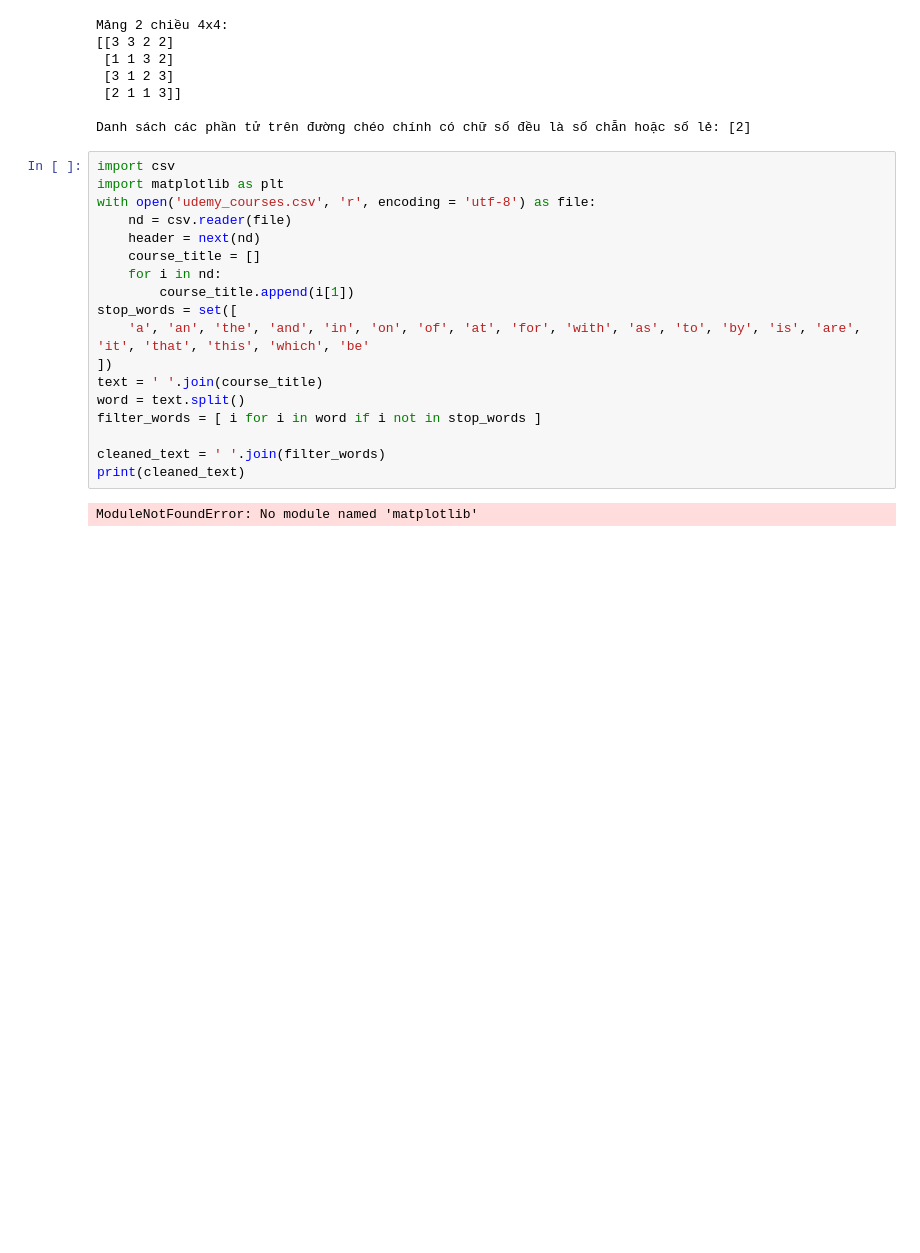
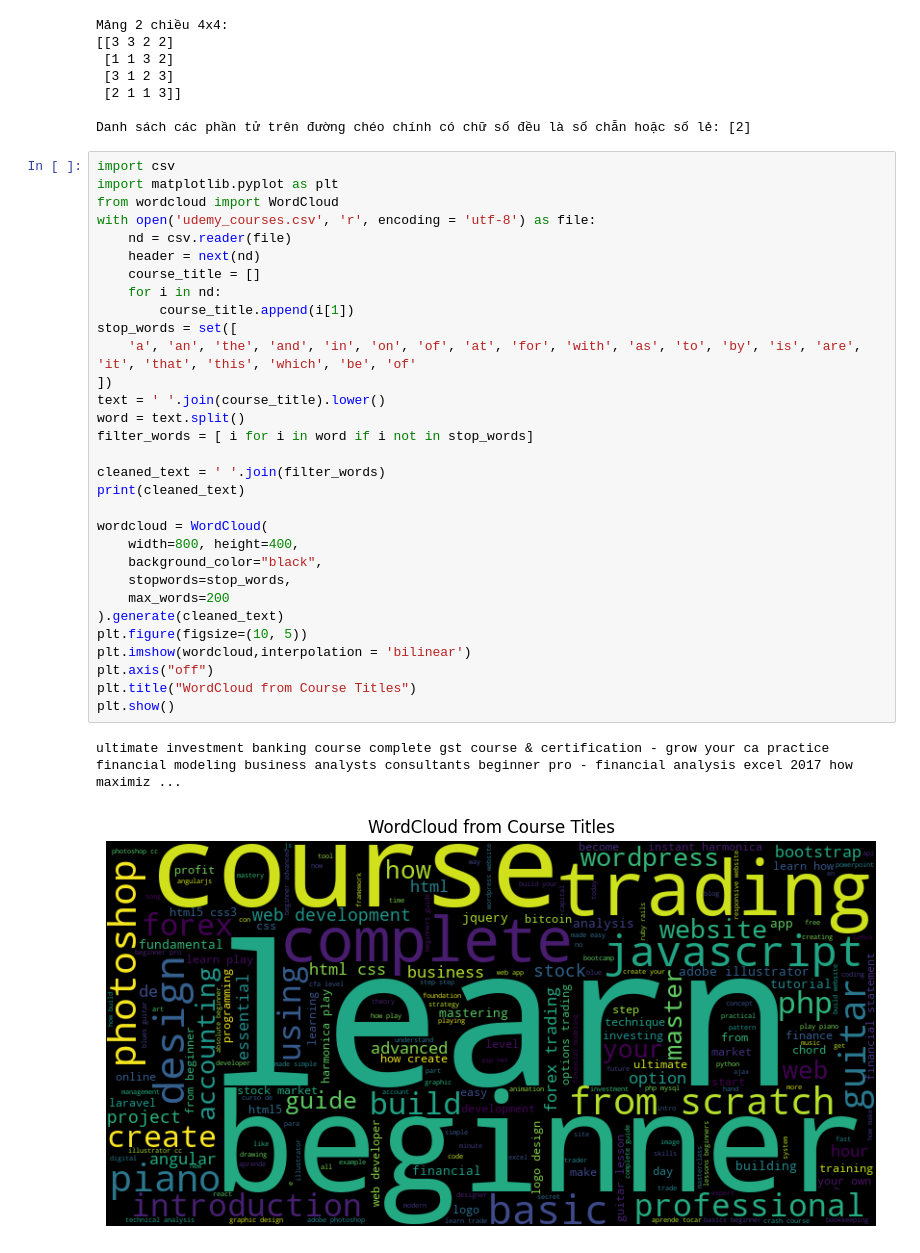
Before and after one commit to elladang/final_project, a Jupyter notebook: data manipulation and visualization with python/data_manipulation_visualization.ipynb, the cells around one changed output. Drawn from its saved outputs; the diff is of its cells as text; blank space fills up the shorter version.

```diff
--- a/data manipulation and visualization with python/data_manipulation_visualization.ipynb
+++ b/data manipulation and visualization with python/data_manipulation_visualization.ipynb
@@ -34,21 +34,35 @@ Mảng 2 chiều 4x4:
 Danh sách các phần tử trên đường chéo chính có chữ số đều là số chẵn hoặc số lẻ: [2]
 # %%
 import csv
-import matplotlib as plt
+import matplotlib.pyplot as plt
+from wordcloud import WordCloud
 with open('udemy_courses.csv', 'r', encoding = 'utf-8') as file:
     nd = csv.reader(file)
     header = next(nd)
     course_title = []
     for i in nd:
         course_title.append(i[1])
 stop_words = set([
-    'a', 'an', 'the', 'and', 'in', 'on', 'of', 'at', 'for', 'with', 'as', 'to', 'by', 'is', 'are', 'it', 'that', 'this', 'which', 'be'
+    'a', 'an', 'the', 'and', 'in', 'on', 'of', 'at', 'for', 'with', 'as', 'to', 'by', 'is', 'are', 'it', 'that', 'this', 'which', 'be', 'of'
 ])
-text = ' '.join(course_title)
+text = ' '.join(course_title).lower()
 word = text.split()
-filter_words = [ i for i in word if i not in stop_words ]
+filter_words = [ i for i in word if i not in stop_words]
 
 cleaned_text = ' '.join(filter_words)
 print(cleaned_text)
+
+wordcloud = WordCloud(
+    width=800, height=400,
+    background_color="black",
+    stopwords=stop_words,
+    max_words=200
+).generate(cleaned_text)
+plt.figure(figsize=(10, 5))
+plt.imshow(wordcloud,interpolation = 'bilinear')
+plt.axis("off")
+plt.title("WordCloud from Course Titles")
+plt.show()
 # %% [output]
-ModuleNotFoundError: No module named 'matplotlib'
+ultimate investment banking course complete gst course & certification - grow your ca practice financial modeling business analysts consultants beginner pro - financial analysis excel 2017 how maximiz ...
+[figure, added]
```
Also changed, not shown: parts of 2 cells of this notebook.
